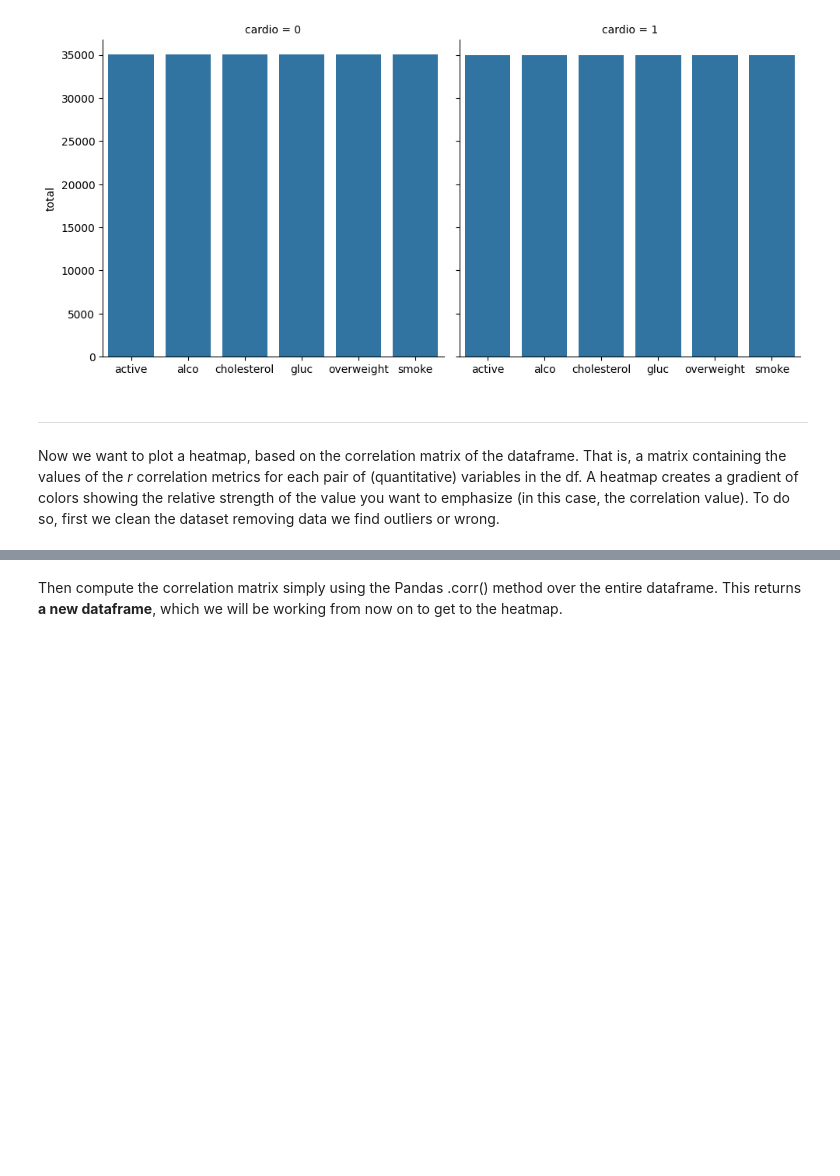
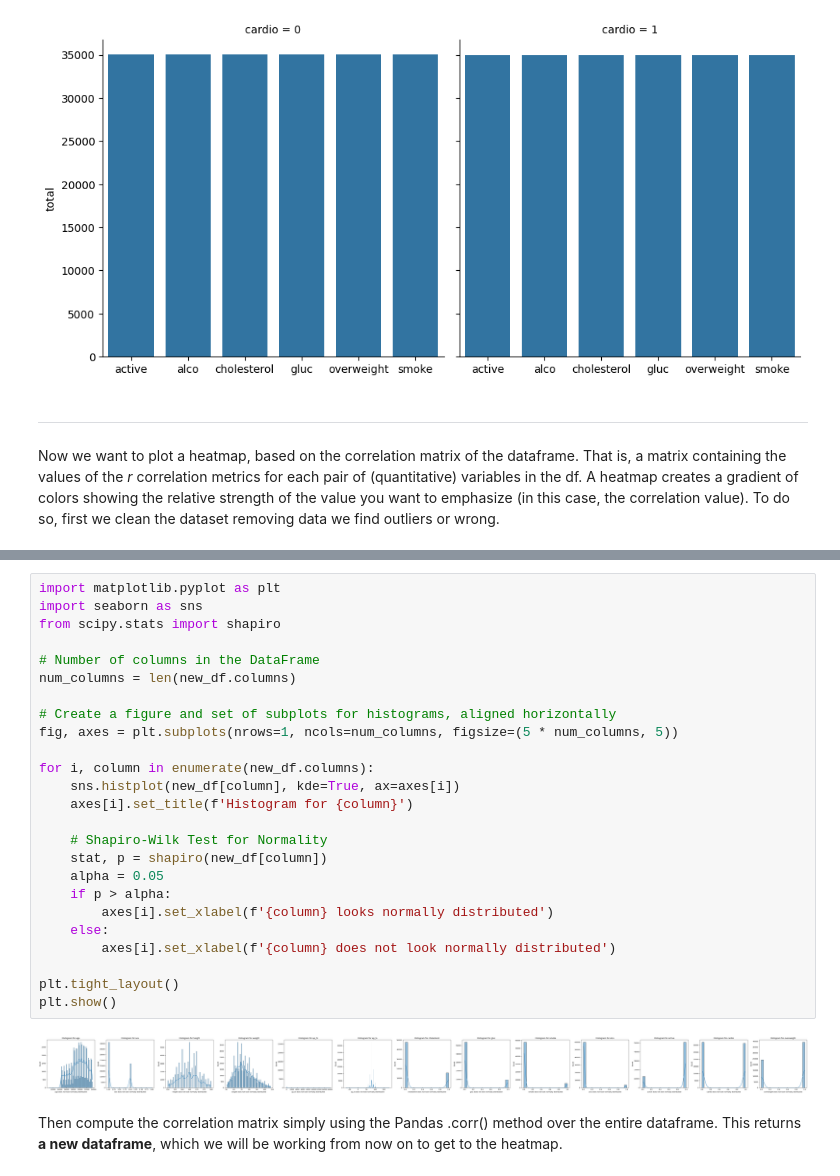
Before and after one commit to MatteGiordano/Notebooks, a Jupyter notebook: ipynb/medical_data_visualizer.ipynb, the cells around one changed output, grey strips where cells are left out. Drawn from its saved outputs; the diff is of its cells as text; blank space fills up the shorter version.

```diff
--- a/ipynb/medical_data_visualizer.ipynb
+++ b/ipynb/medical_data_visualizer.ipynb
@@ -118,3 +146,30 @@ new_df
+# %%
+import matplotlib.pyplot as plt
+import seaborn as sns
+from scipy.stats import shapiro
+
+# Number of columns in the DataFrame
+num_columns = len(new_df.columns)
+
+# Create a figure and set of subplots for histograms, aligned horizontally
+fig, axes = plt.subplots(nrows=1, ncols=num_columns, figsize=(5 * num_columns, 5))
+
+for i, column in enumerate(new_df.columns):
+    sns.histplot(new_df[column], kde=True, ax=axes[i])
+    axes[i].set_title(f'Histogram for {column}')
+
+    # Shapiro-Wilk Test for Normality
+    stat, p = shapiro(new_df[column])
+    alpha = 0.05
+    if p > alpha:
+        axes[i].set_xlabel(f'{column} looks normally distributed')
+    else:
+        axes[i].set_xlabel(f'{column} does not look normally distributed')
+
+plt.tight_layout()
+plt.show()
+# %% [output]
+[figure, added]
 # %% [markdown]
 Then compute the correlation matrix simply using the Pandas .corr() method over the entire dataframe. This returns **a new dataframe**, which we will be working from now on to get to the heatmap.
 # %%
```
Also changed, not shown: parts of 5 cells of this notebook, 10 other files.
